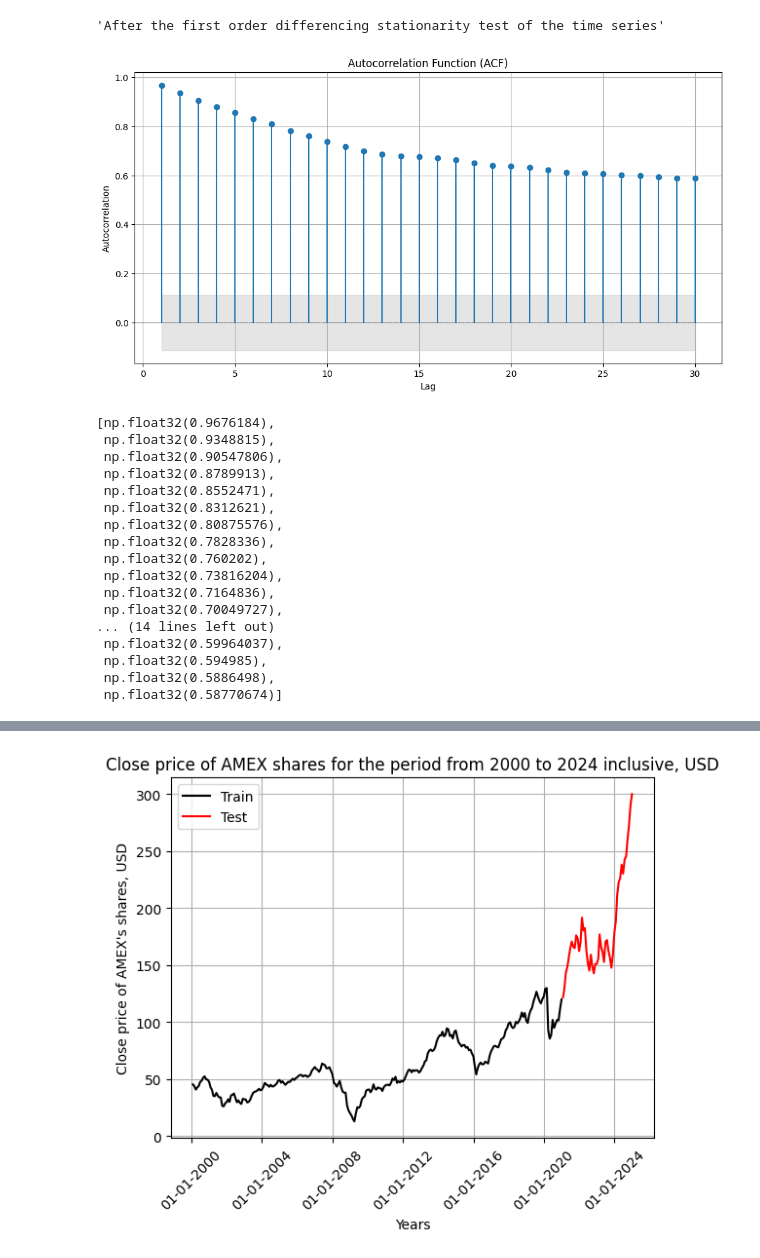
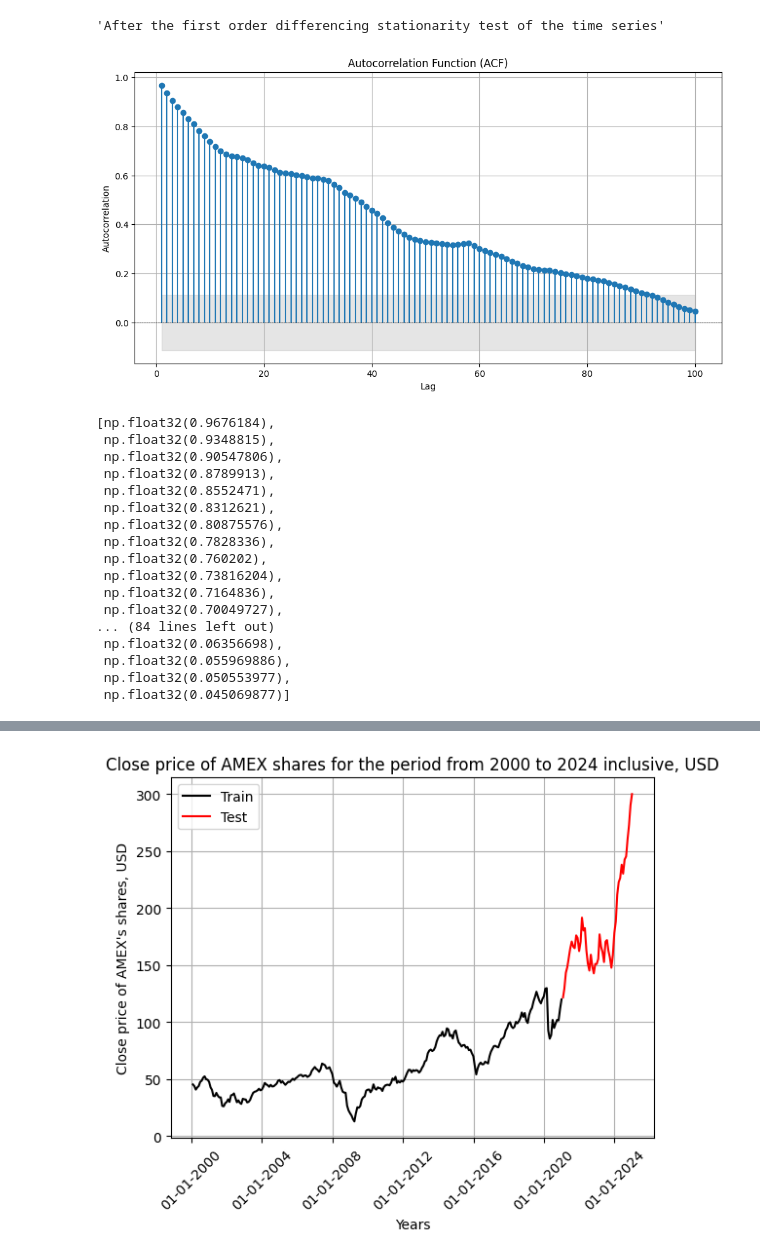
Before and after one commit to DishantB0411/RTSM_2025, a Jupyter notebook: AMEX_Stock_price_Prediction.ipynb, the cells around one changed output, grey strips where cells are left out. Cells and saved outputs as stored; diff of their text form; code cells hidden in the pictures.

```diff
--- a/AMEX_Stock_price_Prediction.ipynb
+++ b/AMEX_Stock_price_Prediction.ipynb
@@ -523,35 +523,35 @@ def autocorrelation(data, lag):
     n = len(data)
     mean = np.mean(data)
     c0 = np.sum((data - mean) ** 2) / n
 
     acf_values = []
     for k in range(1, lag + 1):
         ck = np.sum((data[i] - mean) * (data[i - k] - mean) for i in range(k, n)) / (n - k)
         acf_values.append(ck / c0)
 
     # Plot ACF with shaded regions
     plt.figure(figsize=(12, 6))
     plt.stem(range(1, lag + 1), acf_values, markerfmt='o', basefmt=' ')
     plt.axhline(y=0, color='black', linestyle='--', lw=0.5)
     plt.xlabel('Lag')
     plt.ylabel('Autocorrelation')
     plt.title('Autocorrelation Function (ACF)')
     plt.grid(True)
 
     # Add shaded regions for confidence intervals
     alpha = 0.05
     z = 1.96  # For 95% confidence interval
     upper_ci = z / np.sqrt(n)
     lower_ci = -upper_ci
     plt.fill_between(range(1, lag + 1), upper_ci, lower_ci, alpha=0.2, color='gray')
 
     plt.show()
 
     return acf_values
 
-autocorrelation(df_monthly['Data'],30)
+autocorrelation(df_monthly['Data'],100)
 # %% [output]
-[figure, old version]
+[figure, new version]
 [np.float32(0.9676184),
  np.float32(0.9348815),
  np.float32(0.90547806),
@@ -564,11 +564,11 @@ autocorrelation(df_monthly['Data'],30)
  np.float32(0.73816204),
  np.float32(0.7164836),
  np.float32(0.70049727),
-... (14 lines left out)
- np.float32(0.59964037),
- np.float32(0.594985),
- np.float32(0.5886498),
- np.float32(0.58770674)]
+... (84 lines left out)
+ np.float32(0.06356698),
+ np.float32(0.055969886),
+ np.float32(0.050553977),
+ np.float32(0.045069877)]
 # %%
 # the training set will include data up to and including December 2020
 train = df_monthly[:'2020-12']
```
Also changed, not shown: parts of 2 cells of this notebook.
